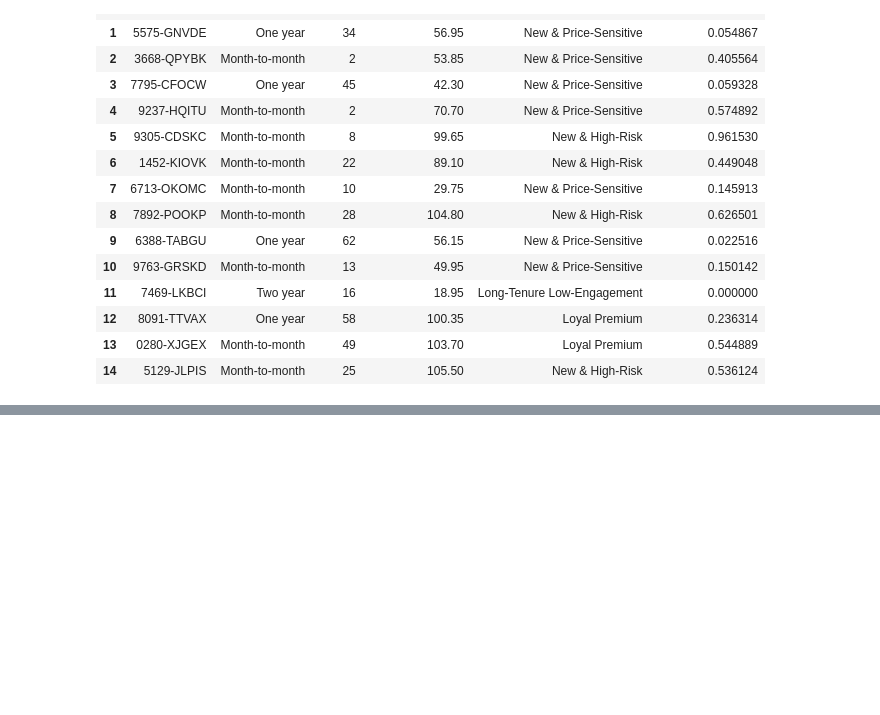
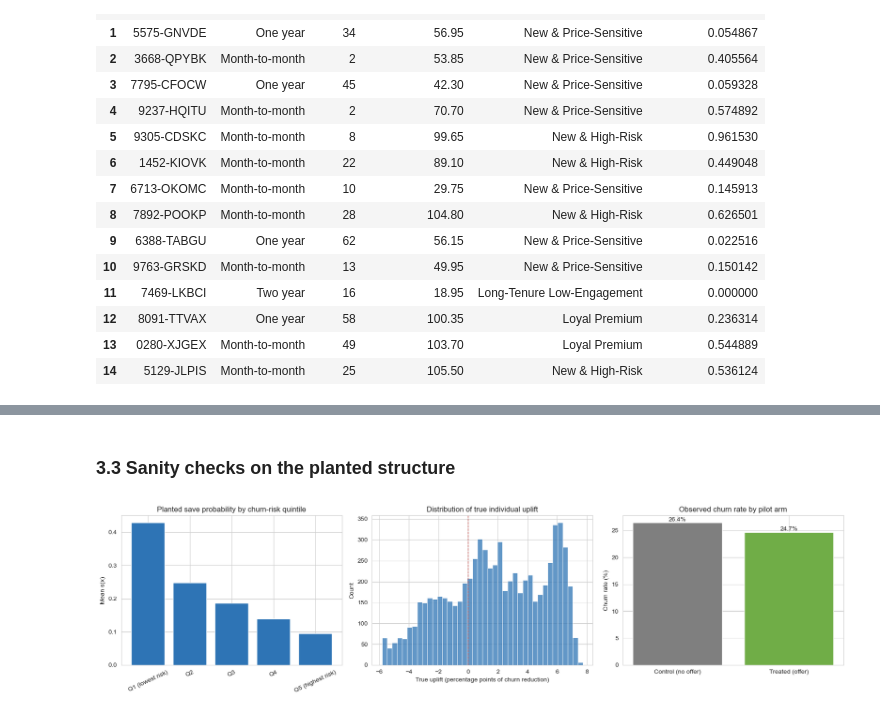
Before and after one commit to danielowuor/Customer-Retention-Intelligence-System, a Jupyter notebook: notebooks/05_uplift_modeling.ipynb, the cells around one changed output, grey strips where cells are left out. Saved outputs shown, nothing was run; the diff lists cells and outputs as text; code cells hidden in the pictures; blank space fills up the shorter version.

Commit message:
feat: add semi-synthetic randomized pilot simulation with planted uplift structure and sanity checks

```diff
--- a/notebooks/05_uplift_modeling.ipynb
+++ b/notebooks/05_uplift_modeling.ipynb
@@ -101,0 +211,28 @@ Mean calibrated churn probability: 0.2665
+# %% [markdown]
+### 3.3 Sanity checks on the planted structure
+# %%
+fig, axes = plt.subplots(1, 3, figsize=(17, 4.5))
+
+risk_quintile = pd.qcut(p0, 5, labels=["Q1 (lowest risk)", "Q2", "Q3", "Q4", "Q5 (highest risk)"])
+save_by_risk = pd.Series(save_prob).groupby(risk_quintile, observed=True).mean()
+axes[0].bar(save_by_risk.index, save_by_risk.values, color="#2E74B5")
+axes[0].set_title("Planted save probability by churn-risk quintile")
+axes[0].set_ylabel("Mean s(x)")
+axes[0].tick_params(axis="x", rotation=25)
+
+sns.histplot(sim["tau"] * 100, bins=40, color="#2E74B5", ax=axes[1])
+axes[1].axvline(0, color="#C0504D", linestyle="--", linewidth=1)
+axes[1].set_title("Distribution of true individual uplift")
+axes[1].set_xlabel("True uplift (percentage points of churn reduction)")
+
+observed_by_arm = pd.DataFrame({"W": sim["W"], "Y": sim["Y"]}).groupby("W")["Y"].mean() * 100
+axes[2].bar(["Control (no offer)", "Treated (offer)"], observed_by_arm.values, color=["#7F7F7F", "#70AD47"])
+axes[2].set_title("Observed churn rate by pilot arm")
+axes[2].set_ylabel("Churn rate (%)")
+for i, v in enumerate(observed_by_arm.values):
+    axes[2].text(i, v + 0.3, f"{v:.1f}%", ha="center")
+
+plt.tight_layout()
+plt.show()
+# %% [output]
+[figure, added]
```
Also changed, not shown: parts of 6 cells of this notebook.
